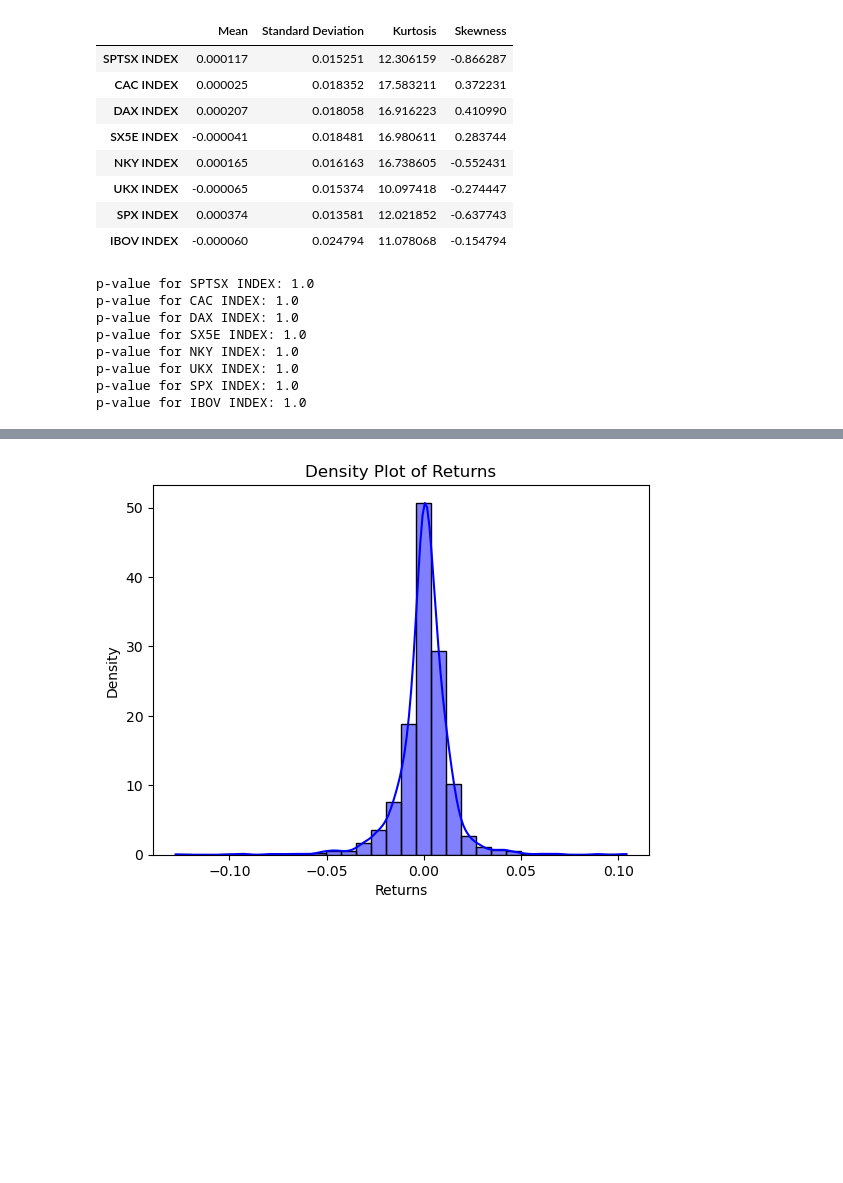
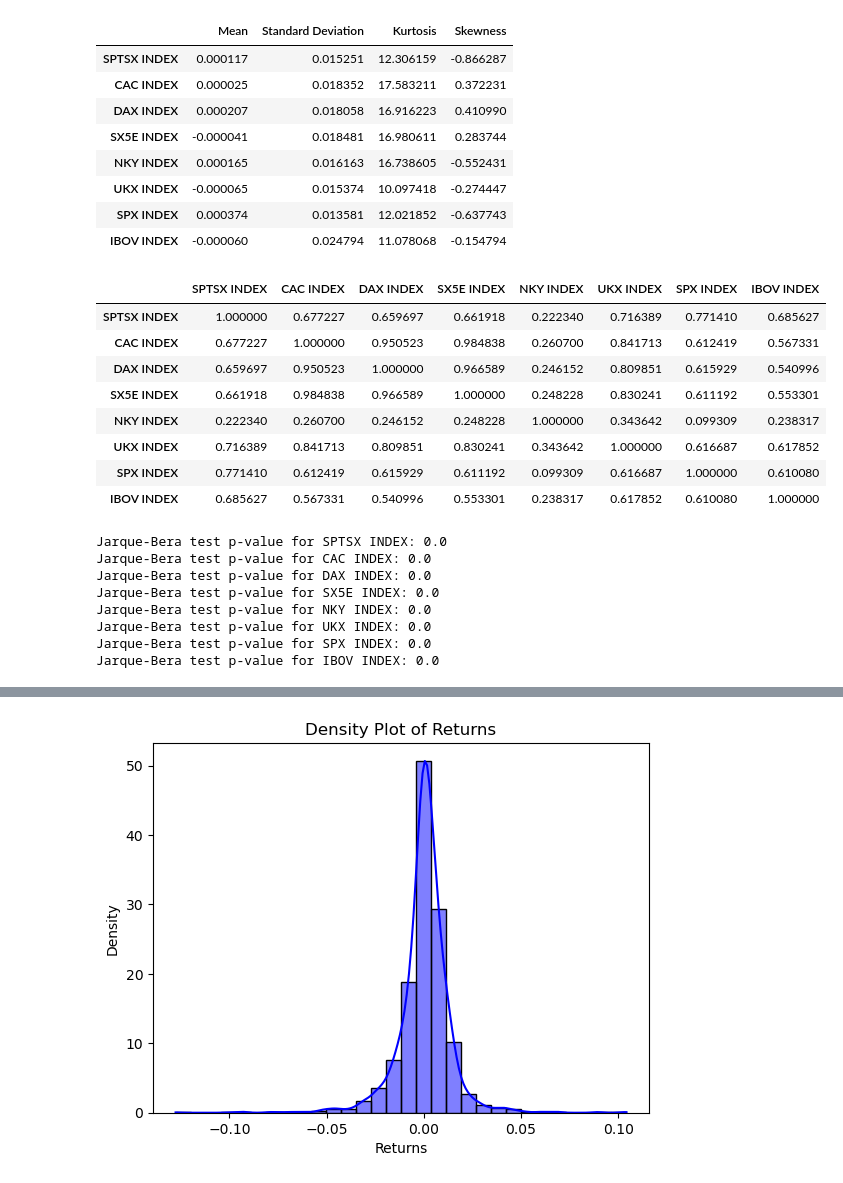
Before and after one commit to Asset-Allocation-Group-14/Assignment-1, a Jupyter notebook: Assignment 1/assignment_1.ipynb, the cells around one changed output, grey strips where cells are left out. Cells and saved outputs as stored; diff of their text form; code cells hidden in the pictures; blank space fills up the shorter version.

```diff
--- a/Assignment 1/assignment_1.ipynb
+++ b/Assignment 1/assignment_1.ipynb
@@ -56,17 +59,29 @@ statistics_table
 | UKX INDEX | -0.000065 | 0.015374 | 10.097418 | -0.274447 |
 | SPX INDEX | 0.000374 | 0.013581 | 12.021852 | -0.637743 |
 | IBOV INDEX | -0.000060 | 0.024794 | 11.078068 | -0.154794 |
+# %%
+logreturns_df.corr()
+# %% [output]
+|  | SPTSX INDEX | CAC INDEX | DAX INDEX | SX5E INDEX | NKY INDEX | UKX INDEX | SPX INDEX | IBOV INDEX |
+| SPTSX INDEX | 1.000000 | 0.677227 | 0.659697 | 0.661918 | 0.222340 | 0.716389 | 0.771410 | 0.685627 |
+| CAC INDEX | 0.677227 | 1.000000 | 0.950523 | 0.984838 | 0.260700 | 0.841713 | 0.612419 | 0.567331 |
+| DAX INDEX | 0.659697 | 0.950523 | 1.000000 | 0.966589 | 0.246152 | 0.809851 | 0.615929 | 0.540996 |
+| SX5E INDEX | 0.661918 | 0.984838 | 0.966589 | 1.000000 | 0.248228 | 0.830241 | 0.611192 | 0.553301 |
+| NKY INDEX | 0.222340 | 0.260700 | 0.246152 | 0.248228 | 1.000000 | 0.343642 | 0.099309 | 0.238317 |
+| UKX INDEX | 0.716389 | 0.841713 | 0.809851 | 0.830241 | 0.343642 | 1.000000 | 0.616687 | 0.617852 |
+| SPX INDEX | 0.771410 | 0.612419 | 0.615929 | 0.611192 | 0.099309 | 0.616687 | 1.000000 | 0.610080 |
+| IBOV INDEX | 0.685627 | 0.567331 | 0.540996 | 0.553301 | 0.238317 | 0.617852 | 0.610080 | 1.000000 |
 # %%
-# Shapiro-Wilk Test
+
 for col in logreturns_df.columns:
-    shapiro_stat, shapiro_p_value = shapiro(logreturns_df[col])
-    print('p-value for '+col+':', shapiro_p_value)
+    jarque_bera_statistic, jarque_bera_p_value = jarque_bera(logreturns_df[col])
+    print(f'Jarque-Bera test p-value for {col}: {jarque_bera_p_value}')
 # %% [output]
-p-value for SPTSX INDEX: 1.0
-p-value for CAC INDEX: 1.0
-p-value for DAX INDEX: 1.0
-p-value for SX5E INDEX: 1.0
-p-value for NKY INDEX: 1.0
-p-value for UKX INDEX: 1.0
-p-value for SPX INDEX: 1.0
-p-value for IBOV INDEX: 1.0
+Jarque-Bera test p-value for SPTSX INDEX: 0.0
+Jarque-Bera test p-value for CAC INDEX: 0.0
+Jarque-Bera test p-value for DAX INDEX: 0.0
+Jarque-Bera test p-value for SX5E INDEX: 0.0
+Jarque-Bera test p-value for NKY INDEX: 0.0
+Jarque-Bera test p-value for UKX INDEX: 0.0
+Jarque-Bera test p-value for SPX INDEX: 0.0
+Jarque-Bera test p-value for IBOV INDEX: 0.0
```
Also changed, not shown: parts of 6 cells of this notebook.
